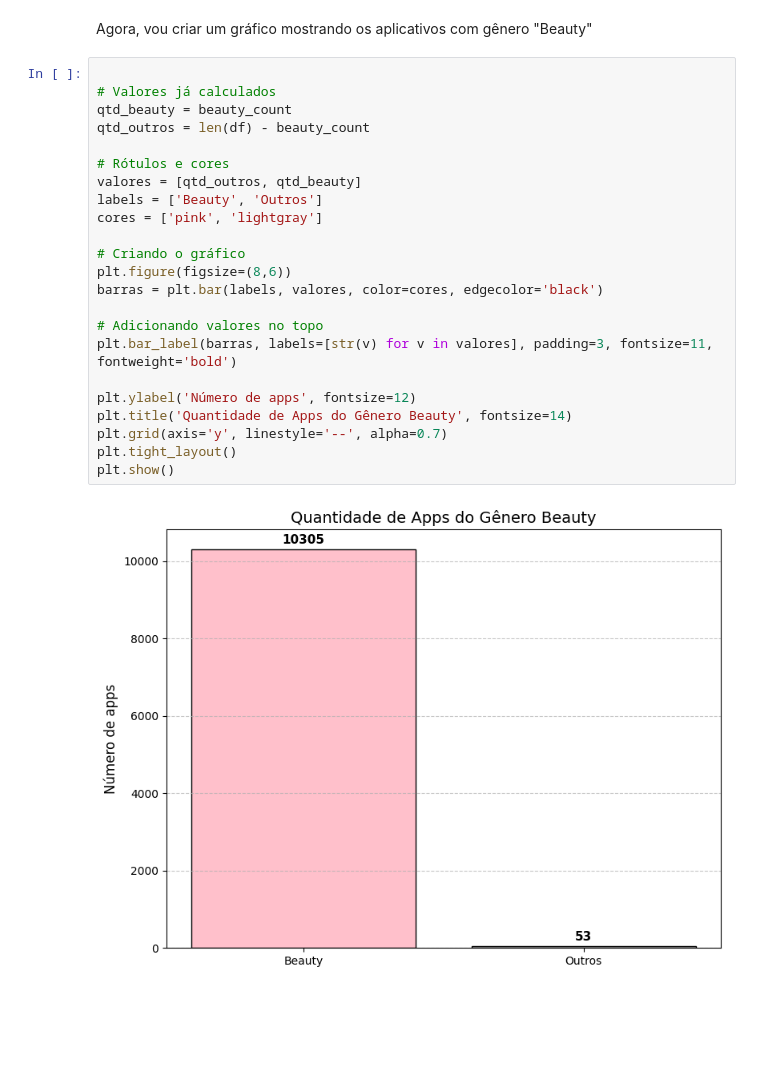
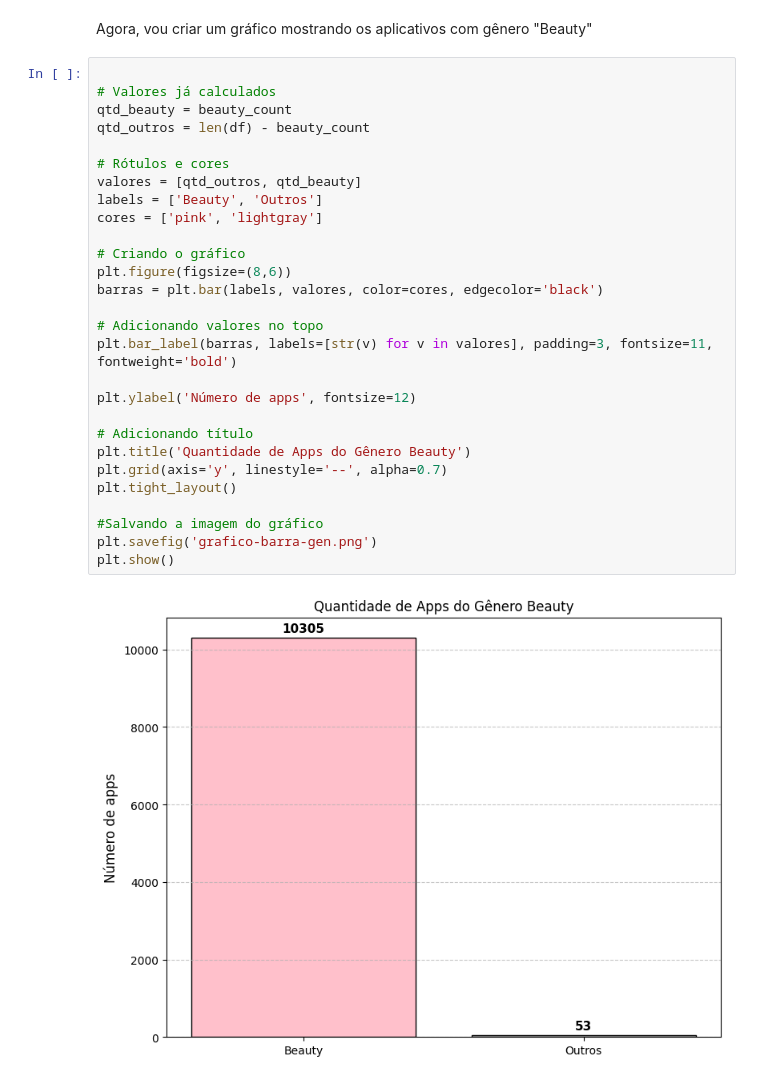
Before and after one commit to aline-hoffmann/scholarship-compass, a Jupyter notebook: Sprint_2/Desafio/desafio.ipynb, the cells around one changed output. Cells and saved outputs as stored; diff of their text form; blank space fills up the shorter version.

```diff
--- a/Sprint_2/Desafio/desafio.ipynb
+++ b/Sprint_2/Desafio/desafio.ipynb
@@ -341,25 +341,30 @@ Agora, vou criar um gráfico mostrando os aplicativos com gênero "Beauty"
 # %%
 
 # Valores já calculados
 qtd_beauty = beauty_count
 qtd_outros = len(df) - beauty_count
 
 # Rótulos e cores
 valores = [qtd_outros, qtd_beauty]
 labels = ['Beauty', 'Outros']
 cores = ['pink', 'lightgray']
 
 # Criando o gráfico
 plt.figure(figsize=(8,6))
 barras = plt.bar(labels, valores, color=cores, edgecolor='black')
 
 # Adicionando valores no topo
 plt.bar_label(barras, labels=[str(v) for v in valores], padding=3, fontsize=11, fontweight='bold')
 
 plt.ylabel('Número de apps', fontsize=12)
-plt.title('Quantidade de Apps do Gênero Beauty', fontsize=14)
+
+# Adicionando título
+plt.title('Quantidade de Apps do Gênero Beauty')
 plt.grid(axis='y', linestyle='--', alpha=0.7)
 plt.tight_layout()
+
+#Salvando a imagem do gráfico
+plt.savefig('grafico-barra-gen.png')
 plt.show()
 # %% [output]
-[figure, old version]
+[figure, new version]
```
Also changed, not shown: 1 other file.
